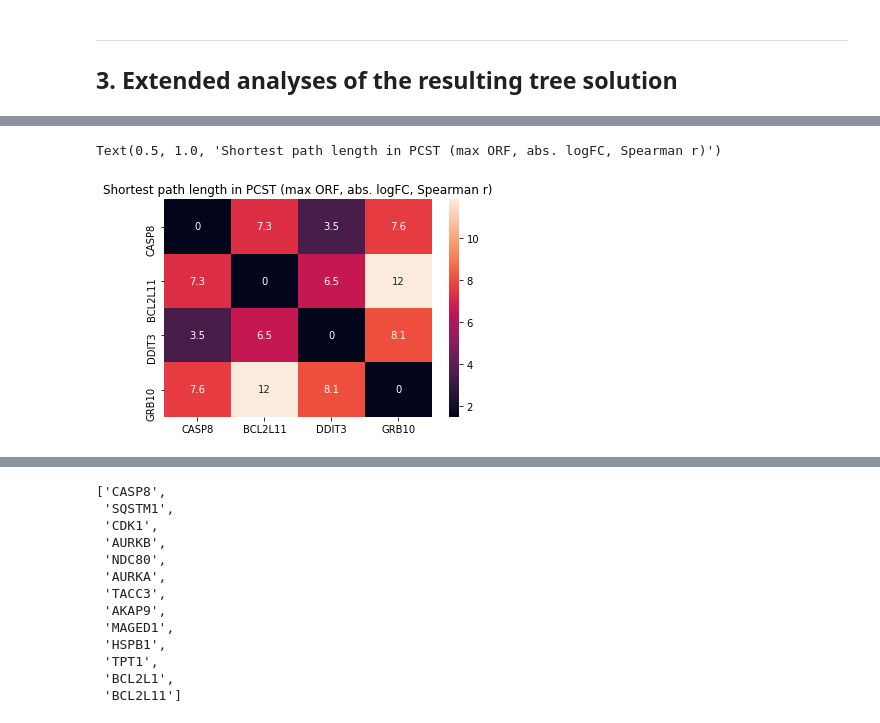
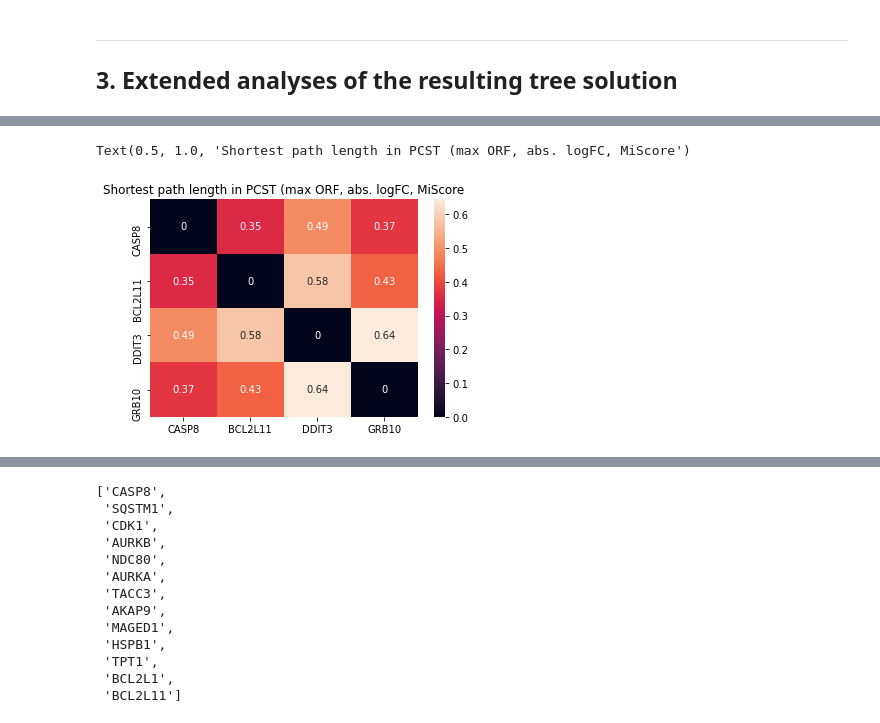
Before and after one commit to uhlerlab/image2reg, a Jupyter notebook: notebooks/ppi/inference/ppi_inference.ipynb, the cells around one changed output, grey strips where cells are left out. Cells and saved outputs as stored; diff of their text form; code cells hidden in the pictures.

```diff
--- a/notebooks/ppi/inference/ppi_inference.ipynb
+++ b/notebooks/ppi/inference/ppi_inference.ipynb
@@ -31,7 +31,7 @@ def run_pcst_sensitivity_analyses(
     graph,
     bs,
     prize_key: str = "prize",
-    weight_key: str = "cost",
+    weight_key: str = "mi_score",
     minmax_scale: bool = False,
 ):
     node_dict = dict(zip(list(graph.nodes()), list(range(len(graph.nodes())))))
@@ -64,7 +64,7 @@ def run_pcst_sensitivity_analyses(
         augmented_pcs_tree = graph.subgraph(pcs_tree.nodes())
         pcst_name = graph.name + "_b_{}".format(b)
         pcs_tree_dict[pcst_name] = pcs_tree
-        augmented_pcs_tree_dict[pcst_name + "_augmented"] = augmented_pcs_tree
+        augmented_pcs_tree_dict["augmented_" + pcst_name] = augmented_pcs_tree
     return pcs_tree_dict, augmented_pcs_tree_dict
 # %% [output]
 [interactive output not drawn]
@@ -183,7 +183,7 @@ print(nx.info(ppi_v2))
 ## Version 3: Prizes = absolute logFC in CCLE data set or max absolute logFC if ORF target,
 ## Weights = 1-|Spearman correlation|
 ppi_v3 = nx.read_gpickle(
-    "../../../data/ppi/ppi_confidence_pruned_0542_ccle_abslogfc_orf_maxp_spearmanr.pkl"
+    "../../../data/ppi/ppi_confidence_0562_hub_9976_pruned_ccle_abslogfc_orf_maxp_spearmanr.pkl"
 )
 ppi_v3.name = "Confidence_Pruned_CCLE_absLogFC_ORF_max_Spearman_r"
 print(nx.info(ppi_v3))
@@ -480,6 +522,8 @@ plt.show()
 
 ## 3. Extended analyses of the resulting tree solution
 # %%
-pcst = pcst_dict_v4["Confidence_Pruned_CCLE_absLogFC__ORF_max_Spearman_p_b_1.0"]
+pcst = augmented_pcst_dict_v3[
+    "augmented_Confidence_Pruned_CCLE_absLogFC_ORF_max_Spearman_r_b_1_b_0.30000000000000004"
+]
 print(nx.info(pcst))
 # %% [output]
@@ -491,6 +535,6 @@ Average degree:   1.9998
 [interactive output not drawn]
 # %%
-pcst.name = "Confidence_Pruned_CCLE_absLogFC_ORF_max_Spearman_p_b_1"
+pcst.name = "Confidence_Pruned_CCLE_absLogFC_ORF_max_Spearman_r_b_03"
 # %% [output]
 [interactive output not drawn]
 # %%
@@ -567,16 +608,16 @@ sp_dist
 # %%
 sp_dist = np.zeros([4, 4])
 for i in range(4):
     for j in range(4):
         sp_dist[i, j] = nx.shortest_path_length(
-            nx.Graph(pcst), targets[i], targets[j], weight="spearmanr"
+            nx.Graph(pcst), targets[i], targets[j], weight="mi_score"
         )
 sp_dist = pd.DataFrame(sp_dist, index=targets, columns=targets)
-sns.heatmap(sp_dist, vmin=1.5, annot=True)
-plt.title("Shortest path length in PCST (max ORF, abs. logFC, Spearman r)")
+sns.heatmap(sp_dist, annot=True)
+plt.title("Shortest path length in PCST (max ORF, abs. logFC, MiScore")
 # %% [output]
-Text(0.5, 1.0, 'Shortest path length in PCST (max ORF, abs. logFC, Spearman r)')
+Text(0.5, 1.0, 'Shortest path length in PCST (max ORF, abs. logFC, MiScore')
-[figure, old version]
+[figure, new version]
 [interactive output not drawn]
 # %%
 plt.figure(figsize=[6, 6])
```
Also changed, not shown: parts of 15 cells of this notebook, 3 other files.
